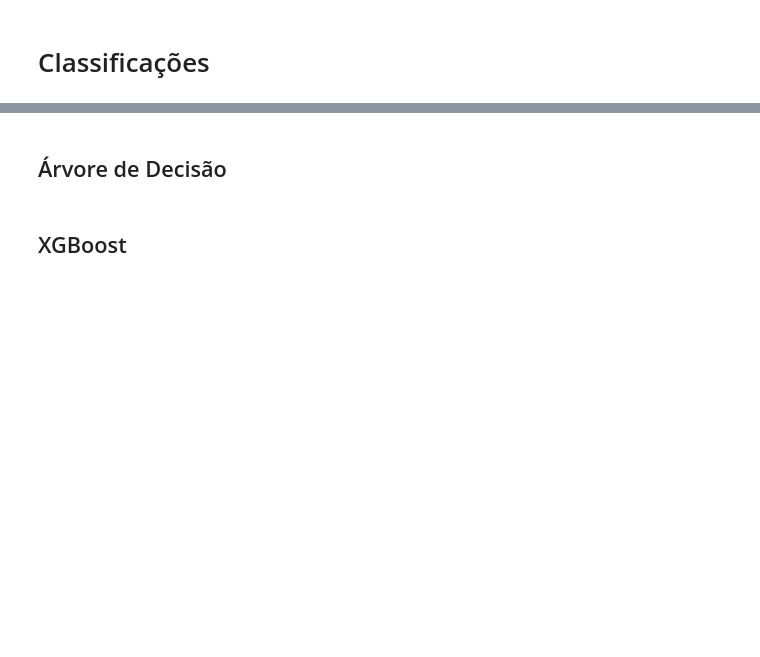
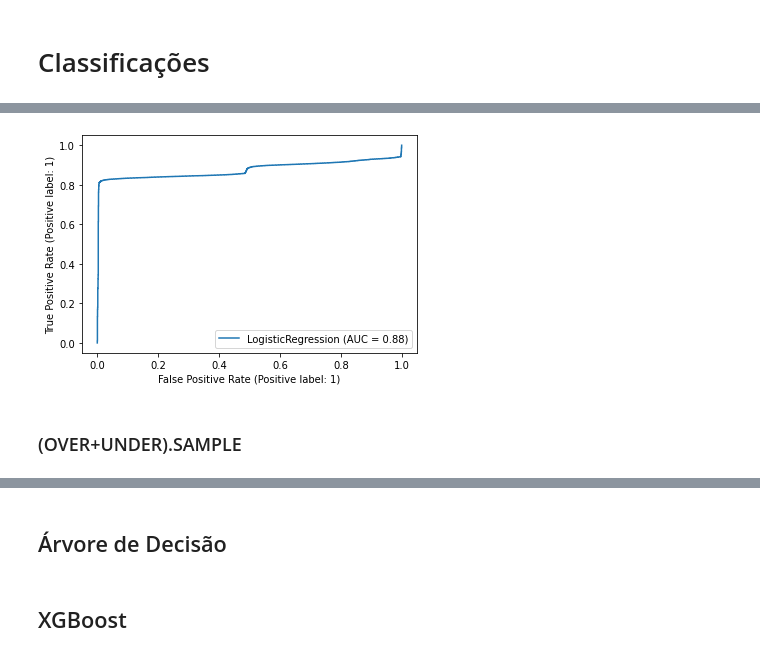
Before and after one commit to phobeiro/TERA-desafio-3, a Jupyter notebook: desafio-3-2.ipynb, the cells around one changed output, grey strips where cells are left out. Saved outputs shown, nothing was run; the diff lists cells and outputs as text; code cells hidden in the pictures; blank space fills up the shorter version.

```diff
--- a/desafio-3-2.ipynb
+++ b/desafio-3-2.ipynb
@@ -77,0 +169,9 @@ print(classification_report(y_teste, y_regPredicao, target_names=['Fraude', 'Nao
+# %%
+from sklearn.metrics import plot_roc_curve
+
+plot_roc_curve(regPredicaoOver, X_teste, y_teste)
+plt.show()
+# %% [output]
+[figure, added]
+# %% [markdown]
+### (OVER+UNDER).SAMPLE
```
Also changed, not shown: parts of 23 cells of this notebook.
